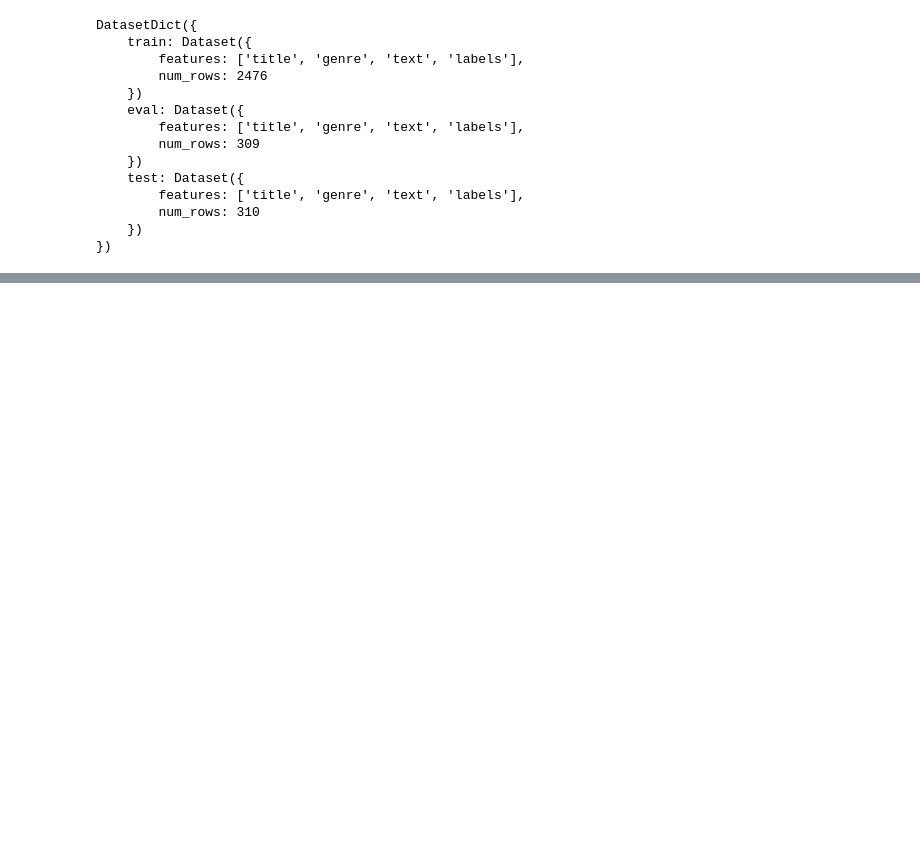
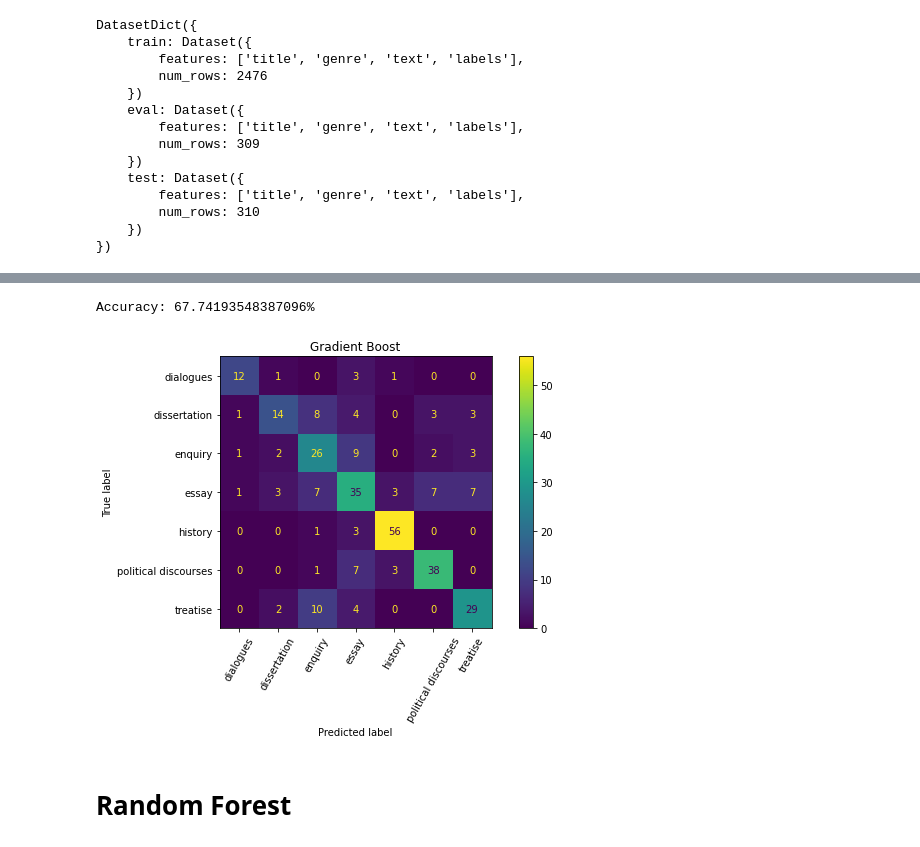
Before and after one commit to vbunt/hume-classifier, a Jupyter notebook: Classic ML.ipynb, the cells around one changed output, grey strips where cells are left out. Cells and saved outputs as stored; diff of their text form; code cells hidden in the pictures; blank space fills up the shorter version.

```diff
--- a/Classic ML.ipynb
+++ b/Classic ML.ipynb
@@ -96,0 +100,9 @@ dissertation for history 294
+# %%
+clf = GradientBoostingClassifier(random_state=0).fit(x_train, y_train)
+gboost_pred = clf.predict(x_test)
+get_scores(gboost_pred, 'Gradient Boost')
+# %% [output]
+Accuracy: 67.74193548387096%
+[figure, added]
+# %% [markdown]
+# Random Forest
```
Also changed, not shown: parts of 20 cells of this notebook, 1 other file.
